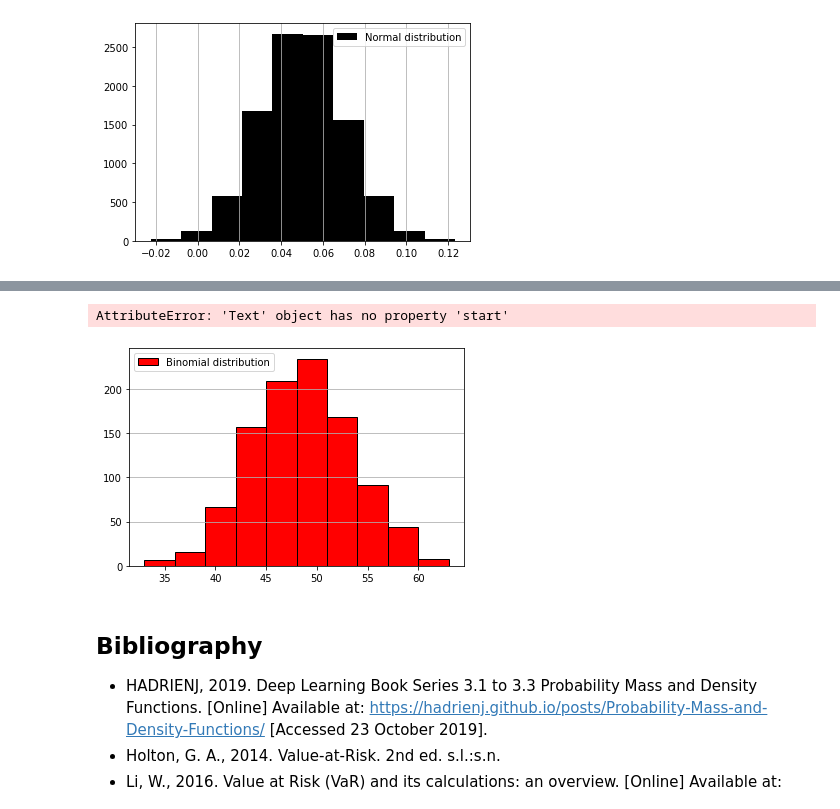
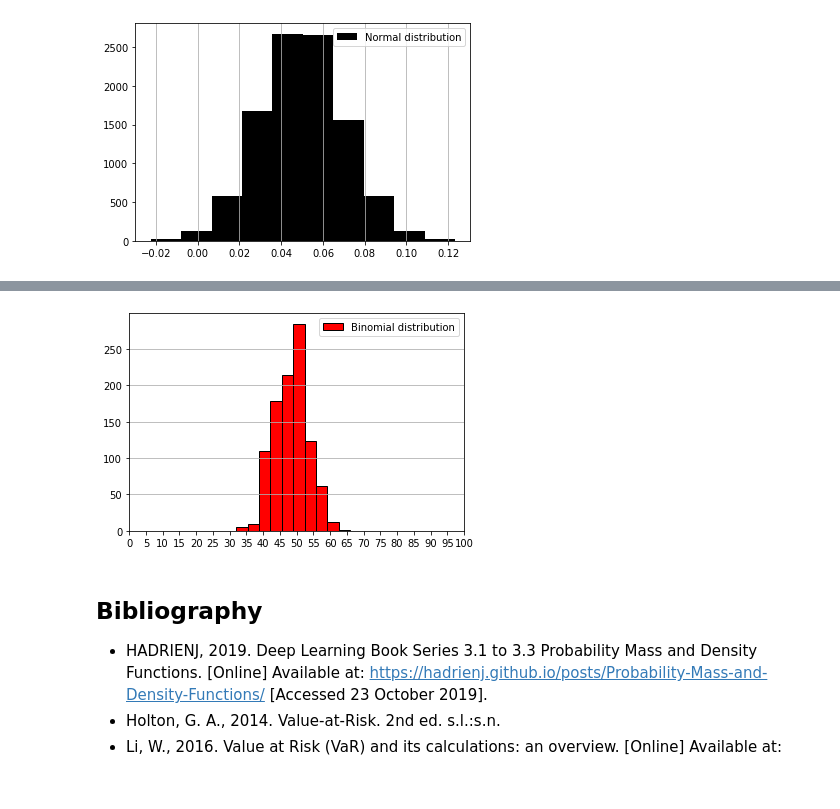
Before and after one commit to Clauric/GMIT_PfDA_Assessment, a Jupyter notebook: Numpy Assignment.ipynb, the cells around one changed output, grey strips where cells are left out. Saved outputs shown, nothing was run; the diff lists cells and outputs as text; code cells hidden in the pictures.

```diff
--- a/Numpy Assignment.ipynb
+++ b/Numpy Assignment.ipynb
@@ -291,37 +291,36 @@ This would generate the probability as follows:
 # Binomial distribution example
 
 import numpy as np
 import matplotlib.pyplot as plt
 
 # number of trials
 n = 100
 
 # probability
 p = 0.48
 
 # number of trials
 s = 1000
 
 # run the binmomial distribution
 x = np.random.binomial(n,p, size=s)
 
 # plot for the binomial
 plt.hist(x, label="Binomial distribution", color="red", edgecolor="black")
 
 # show legend in plot
 plt.legend()
 
 # show girdlines on y axis
 plt.grid(b=True, axis="y")
 
 # plot ticks from 0 - 100, in increments of 5
-plt.xticks(start=0, end=101, steps=5)
+plt.xticks(np.arange(start=0, stop=101, step=5))
 
 # show plot
-plt.show();
+plt.show()
 # %% [output]
-AttributeError: 'Text' object has no property 'start'
-[figure, old version]
+[figure, new version]
 # %% [markdown]
 ## Bibliography
 * HADRIENJ, 2019. Deep Learning Book Series 3.1 to 3.3 Probability Mass and Density Functions. [Online] Available at: https://hadrienj.github.io/posts/Probability-Mass-and-Density-Functions/ [Accessed 23 October 2019].
```
Also changed, not shown: parts of 1 cell of this notebook.
